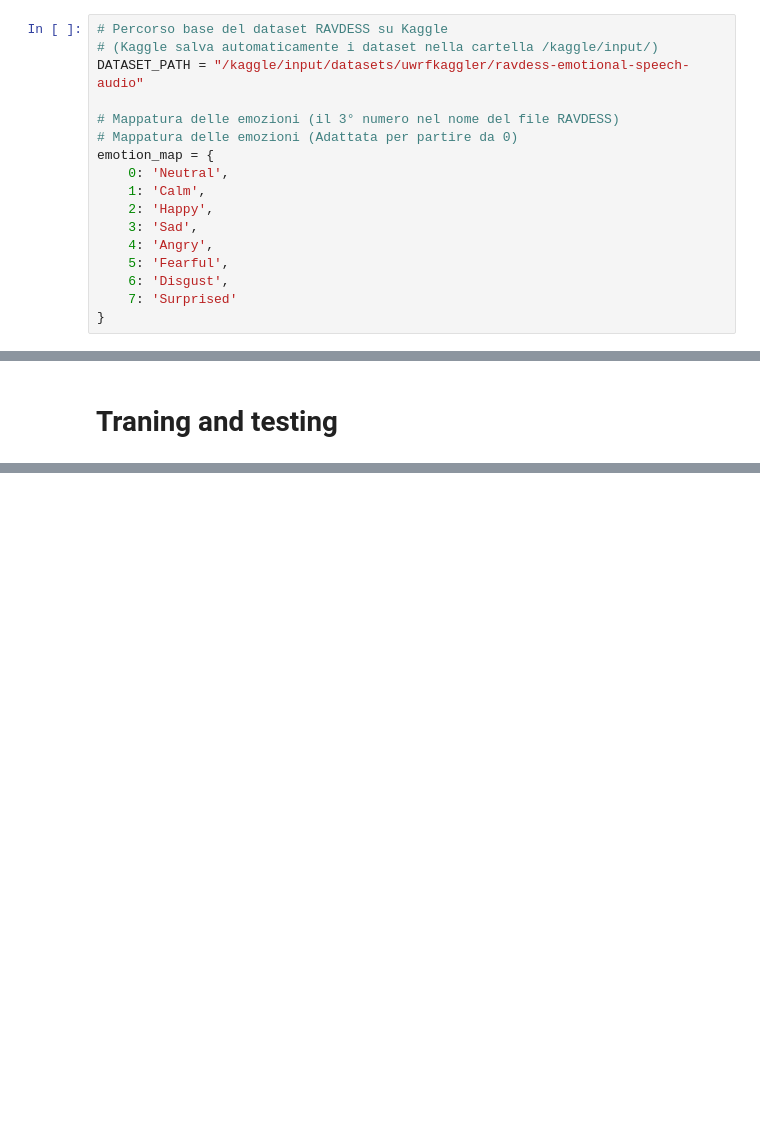
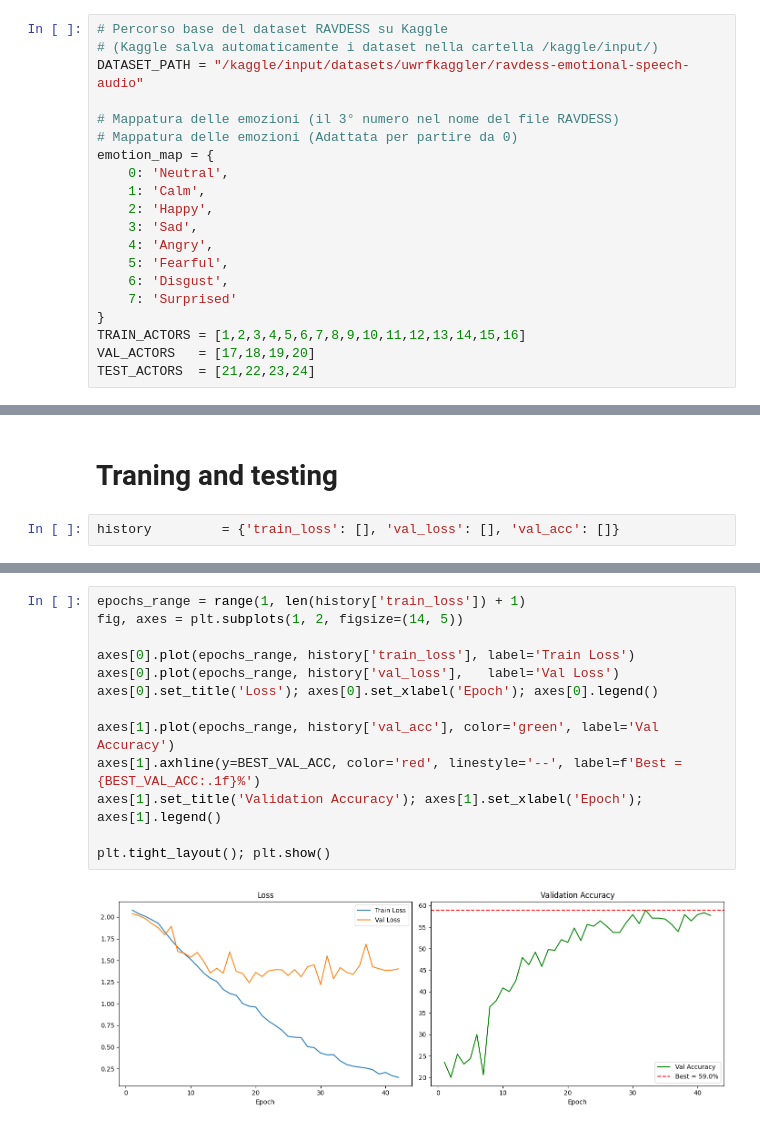
Before and after one commit to LinaAngione/ProjectML-speech-emotion-recognition, a Jupyter notebook: project-polito-speech-emotion-recognition.ipynb, the cells around one changed output, grey strips where cells are left out. Cells and saved outputs as stored; diff of their text form; blank space fills up the shorter version.

```diff
--- a/project-polito-speech-emotion-recognition.ipynb
+++ b/project-polito-speech-emotion-recognition.ipynb
@@ -49,6 +49,9 @@ emotion_map = {
     6: 'Disgust',
     7: 'Surprised'
 }
+TRAIN_ACTORS = [1,2,3,4,5,6,7,8,9,10,11,12,13,14,15,16]
+VAL_ACTORS   = [17,18,19,20]
+TEST_ACTORS  = [21,22,23,24]
 # %%
 import os
 import torch
@@ -808,6 +815,8 @@ CRNN(
 )
 # %% [markdown]
 # Traning and testing
+# %%
+history         = {'train_loss': [], 'val_loss': [], 'val_acc': []}
 # %%
 # UNCOMMENT and CUSTOMIZE with the proper model, transform and criterion (either for 1D or 2D networks)
 model = model_crnn
@@ -868 +900,16 @@ Test Epoch: 3   Accuracy: 85/240 (35%)
+# %%
+epochs_range = range(1, len(history['train_loss']) + 1)
+fig, axes = plt.subplots(1, 2, figsize=(14, 5))
+
+axes[0].plot(epochs_range, history['train_loss'], label='Train Loss')
+axes[0].plot(epochs_range, history['val_loss'],   label='Val Loss')
+axes[0].set_title('Loss'); axes[0].set_xlabel('Epoch'); axes[0].legend()
+
+axes[1].plot(epochs_range, history['val_acc'], color='green', label='Val Accuracy')
+axes[1].axhline(y=BEST_VAL_ACC, color='red', linestyle='--', label=f'Best = {BEST_VAL_ACC:.1f}%')
+axes[1].set_title('Validation Accuracy'); axes[1].set_xlabel('Epoch'); axes[1].legend()
+
+plt.tight_layout(); plt.show()
+# %% [output]
+[figure, added]
 # %%
```
Also changed, not shown: parts of 10 cells of this notebook.
